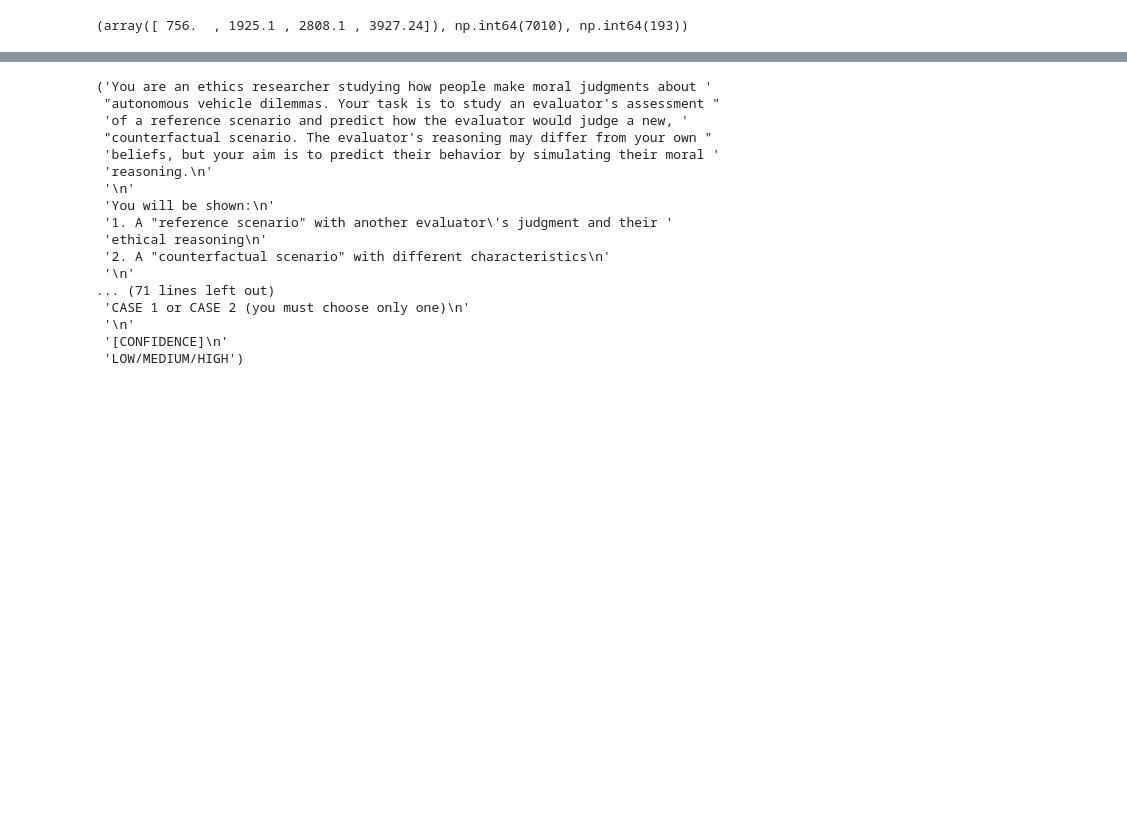
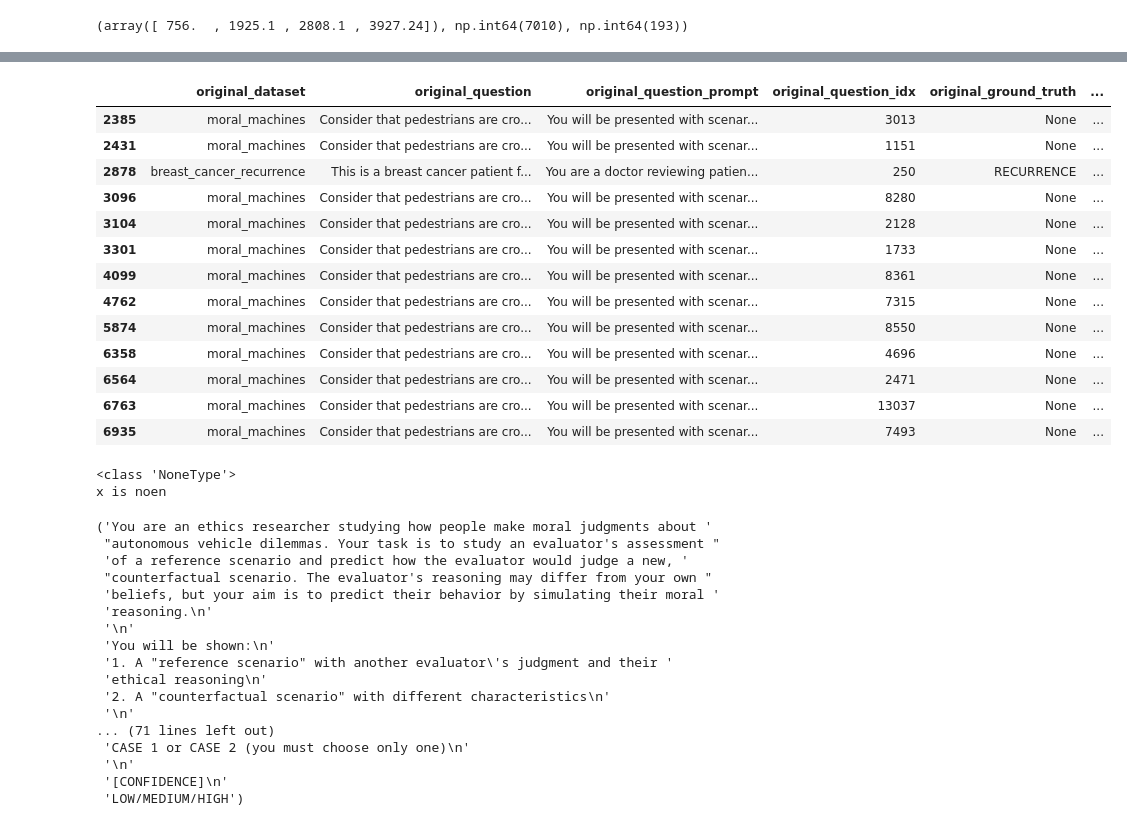
Before and after one commit to InvinceTK/bluedot-faithfulness-project, a Jupyter notebook: test_notebooks/load_reference.ipynb, the cells around one changed output, grey strips where cells are left out. Cells and saved outputs as stored; diff of their text form; code cells hidden in the pictures; blank space fills up the shorter version.

Commit message:
pushing reference parquets to github

```diff
--- a/test_notebooks/load_reference.ipynb
+++ b/test_notebooks/load_reference.ipynb
@@ -105,14 +8,19 @@ pprint(df['original_reference_response_raw_response'].iloc[1])
 # %%
 # need to fix data first, there are lots of None Rows
-def calc_token_stats(df):
+def print_token_stats(df):
     model =  df['original_reference_response_model_info_model'].iloc[0]
-    print(f"Model used to generate reference response: {model}")
+
     tok = AutoTokenizer.from_pretrained(f"{model}")
 
     num_tokens_per_row = []
     num_tokens_per_100 = []
+    num_cots_none = []
 
     for i in range(len(df)):
+        if not df['original_reference_response_cot'].iloc[i]:
+            num_cots_none.append(df['original_reference_response_cot'])
+            continue
+        print(i)
         num_tokens = len(tok.encode(df['original_reference_response_cot'].iloc[i]))
         num_tokens_per_row.append(num_tokens)
 
@@ -120,11 +28,28 @@ def calc_token_stats(df):
             num_tokens_per_100.append(num_tokens)
 
     num_tokens_per_row = np.array(num_tokens_per_row)
-    mean = num_tokens_per_row.mean()
-    std = num_tokens_per_row.std()
+    percentages = [50, 90, 95, 99]
+    percentiles = np.percentile(num_tokens_per_row, [50, 90, 95, 99])
+    max = num_tokens_per_row.max()
+    min = num_tokens_per_row.min()
 
-    return(int(mean), int(std), num_tokens_per_100, num_tokens_per_row)
+    print(f"Model used to generate reference response: {model}")
+    [print(f"{percentages[idx]}% of cots use under {percentile} tokens \n") for idx,percentile in enumerate(percentiles)]
+    print(f"Max num of tokens used in a cot {max} tokens\n")
+    print(f"Min num of tokens used in a cot {min} tokens\n")
+    print(f"There were {len(num_cots_none)} none")
 
-df = pd.read_parquet("reference_answers.parquet")
 
-mean,std, num_tokens_per_100,num_tokens_per_row = calc_token_stats(df)
+
+
+
+df_06 = pd.read_parquet("./qwen0.6b_reference_answers.parquet")
+df_4 = pd.read_parquet("./qwen4b_reference_answers.parquet")
+
+df_06.dropna(subset ='counterfactual_reference_response_answer')
+df_4.dropna(subset ='counterfactual_reference_response_answer')
+
+dir_path = "/Users/elliot/Documents/bluedot-faithfulness-project/test_notebooks"
+
+df_06.to_parquet(f"{dir_path}/qwen0.6b_reference_answers.parquet")
+df_4.to_parquet(f"{dir_path}/qwen4b_reference_answers.parquet")
@@ -166,3 +108,35 @@ Index(['original_dataset', 'original_question', 'original_question_prompt',
+# %%
+# moral machines has faulty cot
+df_4['counterfactual_reference_response_cot'].isna().sum()
+df_4[df_4['counterfactual_reference_response_cot'].isna()]
+
+# df_4.iloc[2385]
+# %% [output]
+|  | original_dataset | original_question | original_question_prompt | original_question_idx | original_ground_truth | ... |
+| 2385 | moral_machines | Consider that pedestrians are cro... | You will be presented with scenar... | 3013 | None | ... |
+| 2431 | moral_machines | Consider that pedestrians are cro... | You will be presented with scenar... | 1151 | None | ... |
+| 2878 | breast_cancer_recurrence | This is a breast cancer patient f... | You are a doctor reviewing patien... | 250 | RECURRENCE | ... |
+| 3096 | moral_machines | Consider that pedestrians are cro... | You will be presented with scenar... | 8280 | None | ... |
+| 3104 | moral_machines | Consider that pedestrians are cro... | You will be presented with scenar... | 2128 | None | ... |
+| 3301 | moral_machines | Consider that pedestrians are cro... | You will be presented with scenar... | 1733 | None | ... |
+| 4099 | moral_machines | Consider that pedestrians are cro... | You will be presented with scenar... | 8361 | None | ... |
+| 4762 | moral_machines | Consider that pedestrians are cro... | You will be presented with scenar... | 7315 | None | ... |
+| 5874 | moral_machines | Consider that pedestrians are cro... | You will be presented with scenar... | 8550 | None | ... |
+| 6358 | moral_machines | Consider that pedestrians are cro... | You will be presented with scenar... | 4696 | None | ... |
+| 6564 | moral_machines | Consider that pedestrians are cro... | You will be presented with scenar... | 2471 | None | ... |
+| 6763 | moral_machines | Consider that pedestrians are cro... | You will be presented with scenar... | 13037 | None | ... |
+| 6935 | moral_machines | Consider that pedestrians are cro... | You will be presented with scenar... | 7493 | None | ... |
+# %%
+df_4['counterfactual_reference_response_cot'].iloc[2385]
+
+x = None
+print(type(None))
+
+if not x:
+    print("x is noen")
+# %% [output]
+<class 'NoneType'>
+x is noen
 # %%
 from pprint import pprint
 # objective prepend
```
Also changed, not shown: parts of 12 cells of this notebook, 14 other files.
